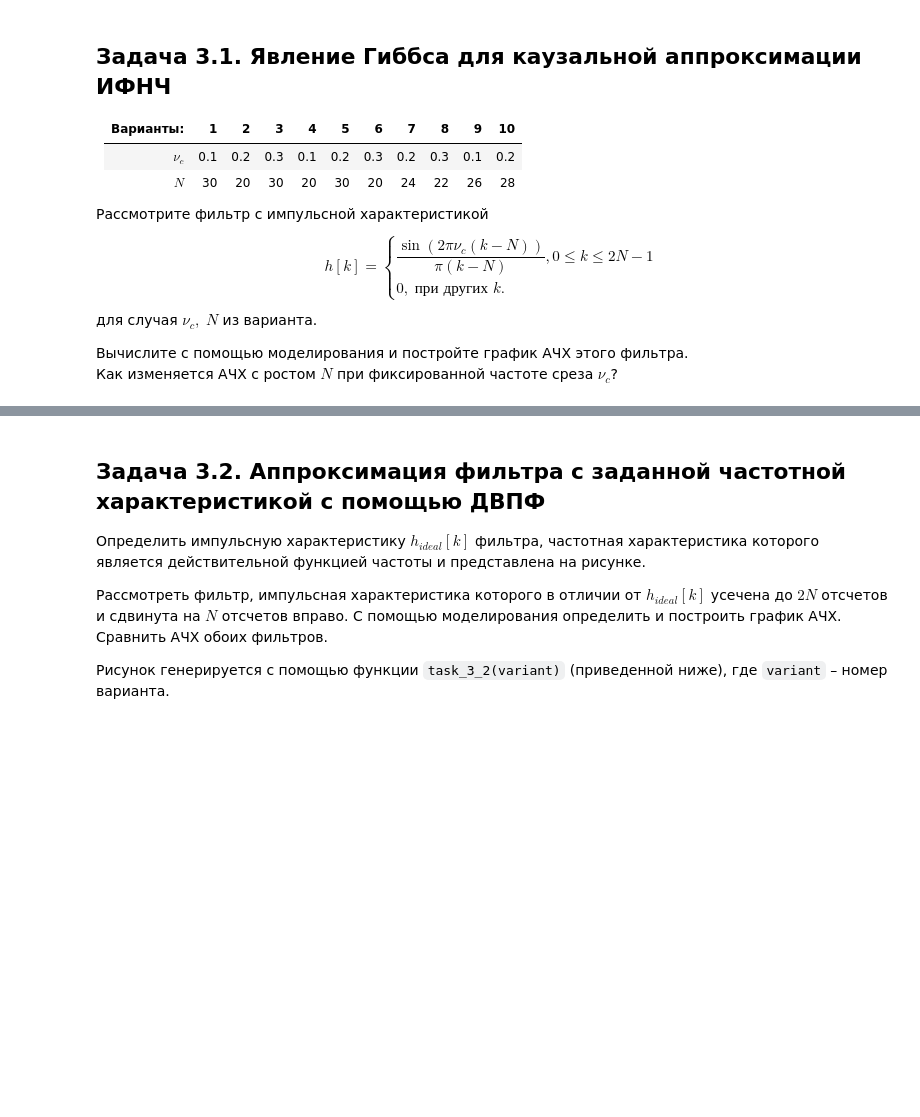
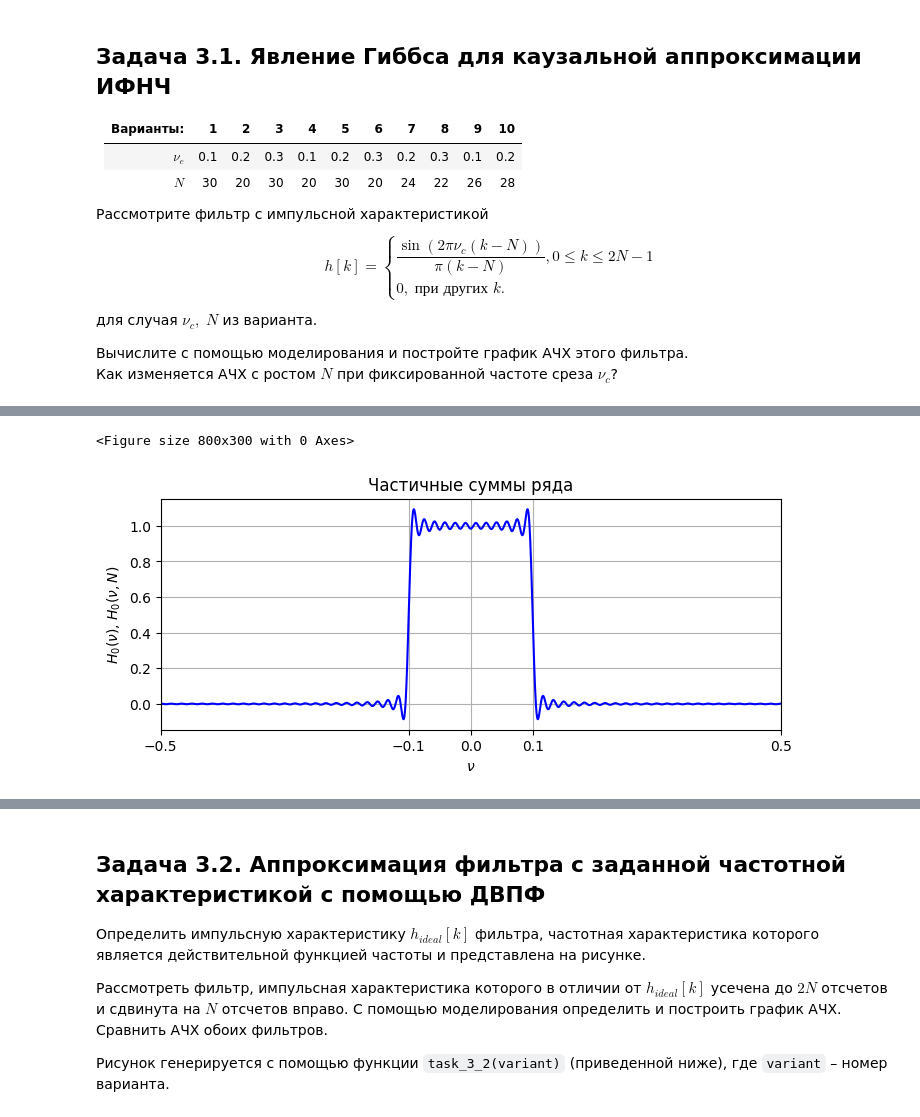
Before and after one commit to sin-diesel/digital-signals-laboratory, a Jupyter notebook: discrete-lti-systems/dsp_lab2.ipynb, the cells around one changed output, grey strips where cells are left out. Cells and saved outputs as stored; diff of their text form; code cells hidden in the pictures; blank space fills up the shorter version.

```diff
--- a/discrete-lti-systems/dsp_lab2.ipynb
+++ b/discrete-lti-systems/dsp_lab2.ipynb
@@ -374,0 +415,5 @@ $$
+# %%
+plot_partial_sum(N + 30, nu_c)
+# %% [output]
+<Figure size 800x300 with 0 Axes>
+[figure, added]
```
Also changed, not shown: parts of 13 cells of this notebook.
